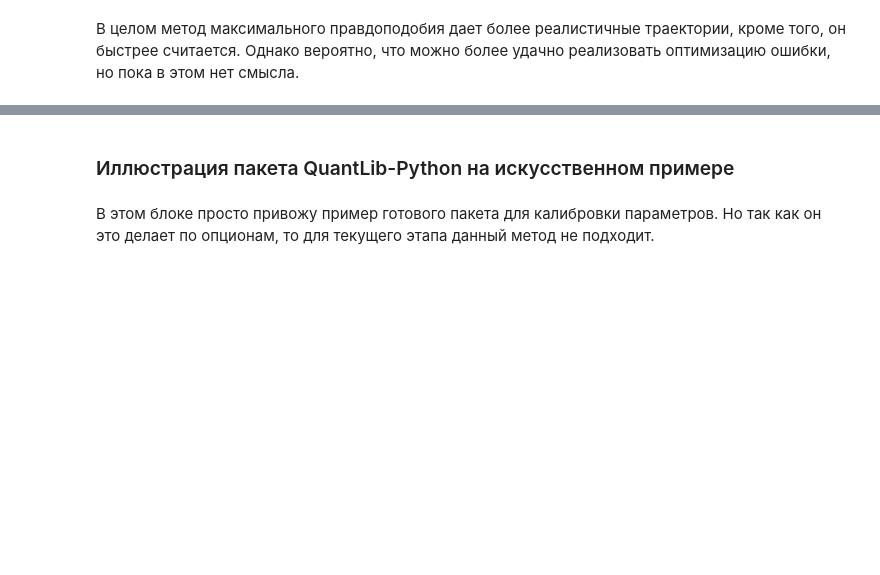
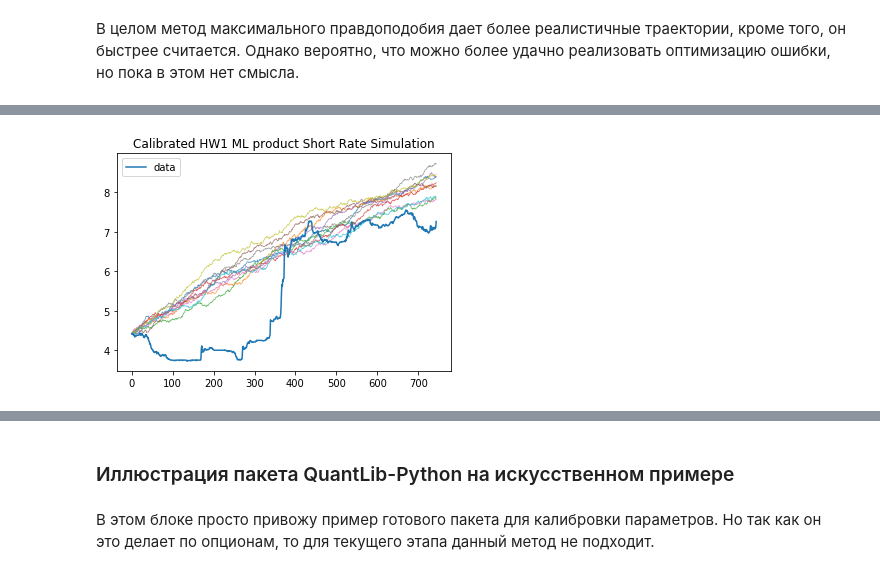
Before and after one commit to DESimakov/CW, a Jupyter notebook: CWm.ipynb, the cells around one changed output, grey strips where cells are left out. Drawn from its saved outputs; the diff is of its cells as text; code cells hidden in the pictures; blank space fills up the shorter version.

```diff
--- a/CWm.ipynb
+++ b/CWm.ipynb
@@ -524,0 +634,9 @@ plt.show()
+# %%
+data = mosprime3m_between.dropna()
+# %%
+time_start = time.time()
+opt_HW1_ll_v1 = sop.fmin(HW1_ll, p0,
+               maxiter=1000, maxfun=1000, xtol=0.0001, ftol=0.0001)
+time_end = time.time()
+delta_v1 = time_end - time_start
+opt_HW1_ll_v1
@@ -524,0 +675,13 @@ plt.show()
+# %%
+num_paths = 10
+for i in range(num_paths):
+    plt.plot(HW1_path(data[0], len(data), opt_HW1_ll_v1[0],
+                      opt_HW1_ll_v1[1], opt_HW1_ll_v1[2],
+                      opt_HW1_ll_v1[3]), lw=0.8, alpha=0.7)
+plt.title("Calibrated HW1 ML product Short Rate Simulation")
+plt.plot(data.values.flatten(), label = 'data')
+plt.legend()
+plt.tight_layout
+plt.show()
+# %% [output]
+[figure, added]
```
Also changed, not shown: parts of 38 cells of this notebook.
